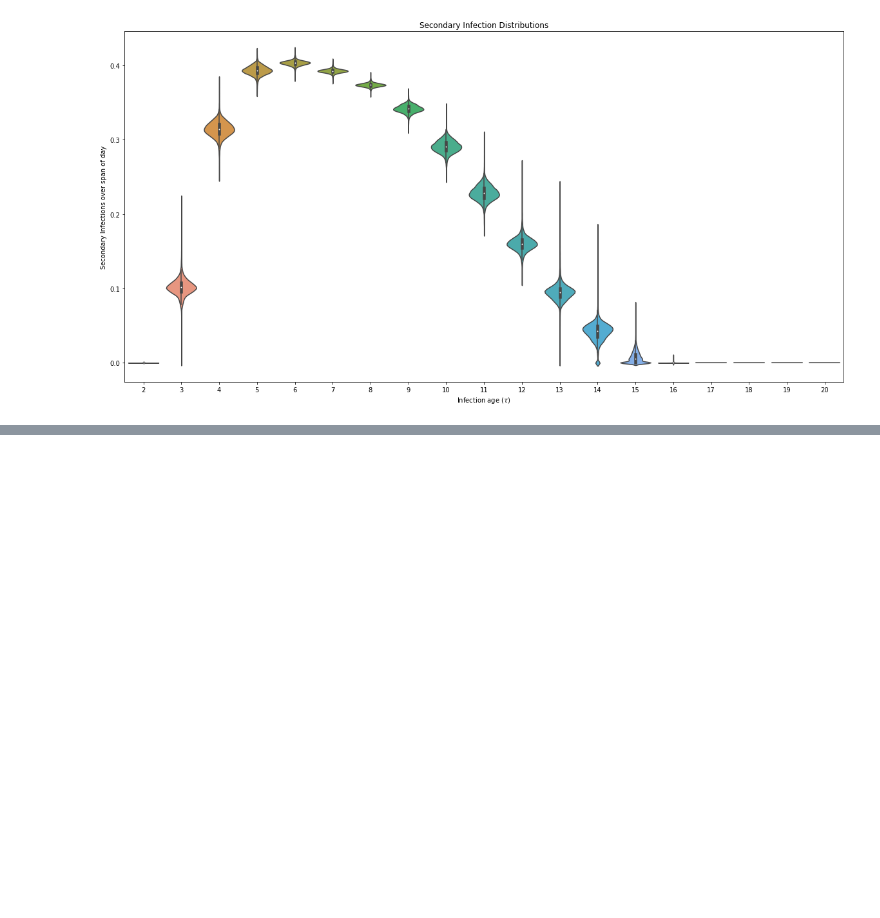
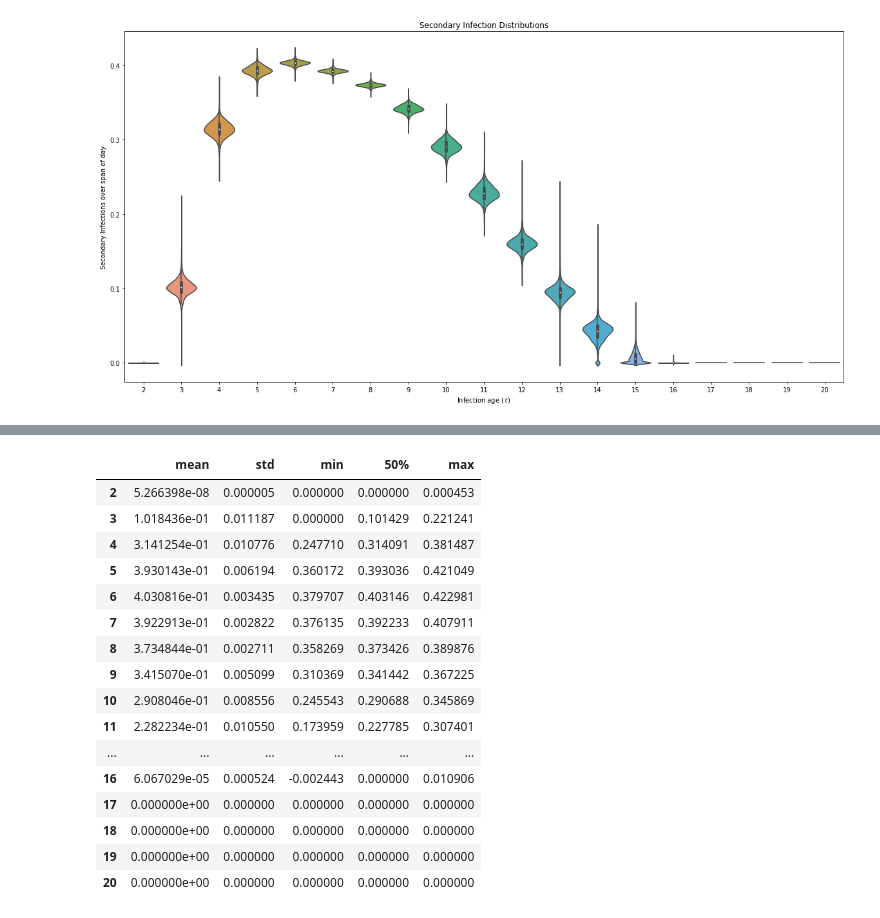
Before and after one commit to WhiffleFish/EpidemicModeling, a Jupyter notebook: InfectionDistributions.ipynb, the cells around one changed output, grey strips where cells are left out. Cells and saved outputs as stored; diff of their text form; code cells hidden in the pictures; blank space fills up the shorter version.

```diff
--- a/InfectionDistributions.ipynb
+++ b/InfectionDistributions.ipynb
@@ -51,0 +66,20 @@ plt.show()
+# %%
+pd.DataFrame(days, columns=np.arange(2,21)).describe(percentiles=[0.5])[1:].T
+# %% [output]
+|  | mean | std | min | 50% | max |
+| 2 | 5.266398e-08 | 0.000005 | 0.000000 | 0.000000 | 0.000453 |
+| 3 | 1.018436e-01 | 0.011187 | 0.000000 | 0.101429 | 0.221241 |
+| 4 | 3.141254e-01 | 0.010776 | 0.247710 | 0.314091 | 0.381487 |
+| 5 | 3.930143e-01 | 0.006194 | 0.360172 | 0.393036 | 0.421049 |
+| 6 | 4.030816e-01 | 0.003435 | 0.379707 | 0.403146 | 0.422981 |
+| 7 | 3.922913e-01 | 0.002822 | 0.376135 | 0.392233 | 0.407911 |
+| 8 | 3.734844e-01 | 0.002711 | 0.358269 | 0.373426 | 0.389876 |
+| 9 | 3.415070e-01 | 0.005099 | 0.310369 | 0.341442 | 0.367225 |
+| 10 | 2.908046e-01 | 0.008556 | 0.245543 | 0.290688 | 0.345869 |
+| 11 | 2.282234e-01 | 0.010550 | 0.173959 | 0.227785 | 0.307401 |
+| ... | ... | ... | ... | ... | ... |
+| 16 | 6.067029e-05 | 0.000524 | -0.002443 | 0.000000 | 0.010906 |
+| 17 | 0.000000e+00 | 0.000000 | 0.000000 | 0.000000 | 0.000000 |
+| 18 | 0.000000e+00 | 0.000000 | 0.000000 | 0.000000 | 0.000000 |
+| 19 | 0.000000e+00 | 0.000000 | 0.000000 | 0.000000 | 0.000000 |
+| 20 | 0.000000e+00 | 0.000000 | 0.000000 | 0.000000 | 0.000000 |
```
Also changed, not shown: parts of 2 cells of this notebook.
